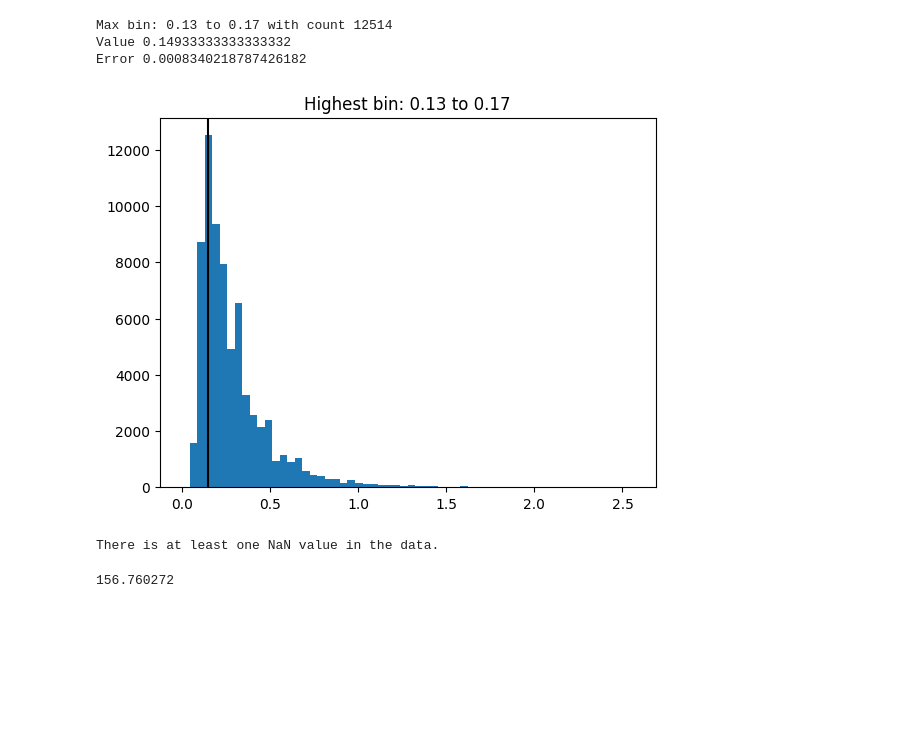
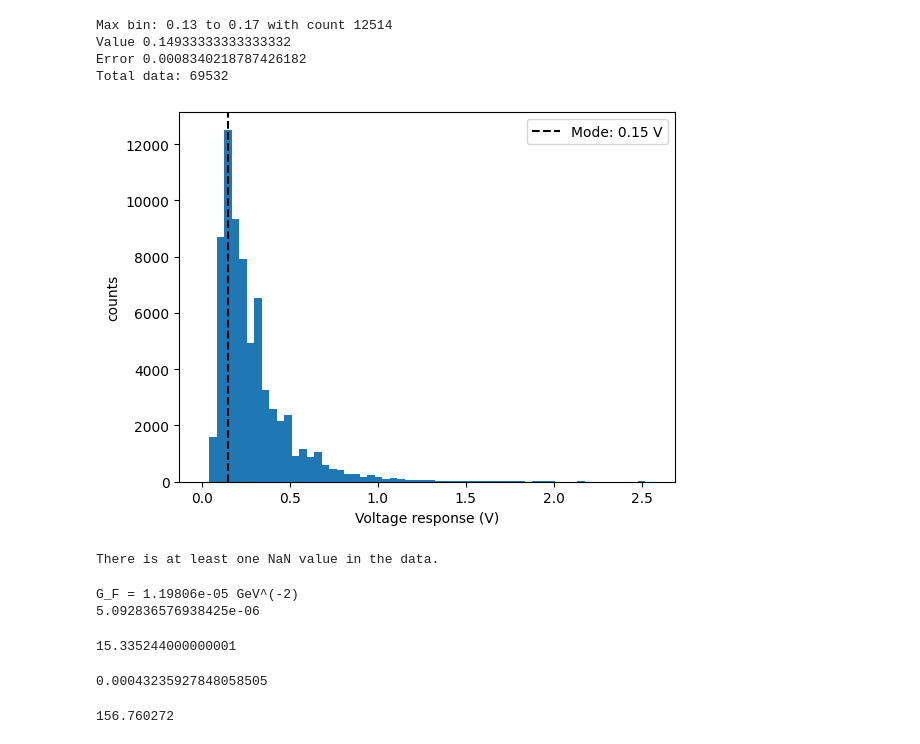
Before and after one commit to nlyu1/muon-lifetime-191-s25, a Jupyter notebook: code/mass_calibration.ipynb, the cells around one changed output. Drawn from its saved outputs; the diff is of its cells as text; code cells hidden in the pictures; blank space fills up the shorter version.

```diff
--- a/code/mass_calibration.ipynb
+++ b/code/mass_calibration.ipynb
@@ -42,39 +42,82 @@ def FreedmanDiaconis_bins(data):
 # %%
 file_paths = ['/Users/adampearl/Documents/191/Muon Experiment/muon_mass_calibration1_3_11_25/MassCalibration_data.txt','/Users/adampearl/Documents/191/Muon Experiment/muon_mass_calibration2_3_11_25/MassCalibration_data.txt', '/Users/adampearl/Documents/191/Muon Experiment/muon_mass_calibration3_3_11_25/MassCalibration_data.txt']
 
 raw_data = read_data(file_paths)
 mask = ~np.isnan(raw_data)
 data = raw_data[mask]
 
 num_bins = 60
 
 # Get histogram data without plotting
 counts, bin_edges = np.histogram(data, bins=num_bins)
 
 # Find the index of the bin with the highest count
 max_index = np.argmax(counts)
 max_count = counts[max_index]
 max_bin_start = bin_edges[max_index]
 max_bin_end = bin_edges[max_index + 1]
-
+avg_value = (max_bin_end + max_bin_start)/2
 print(f"Max bin: {max_bin_start:.2f} to {max_bin_end:.2f} with count {max_count}")
-print(f"Value {(max_bin_end + max_bin_start)/2}")
+print(f"Value {avg_value}")
 print(f"Error {np.std(data) / np.sqrt(len(data))}")
-plt.axvline((max_bin_end + max_bin_start)/2, color = 'black' )
+print(f"Total data: {len(data)}")
+plt.axvline((max_bin_end + max_bin_start)/2, color = 'black', linestyle = '--' , label = f'Mode: {avg_value:.2f} V')
 # Plot the histogram
 plt.hist(data, bins=num_bins)
-plt.title(f'Highest bin: {max_bin_start:.2f} to {max_bin_end:.2f}')
+# plt.title('Electron pulse height distribution for calibration')
+plt.ylabel("counts")
+plt.xlabel(r'Voltage response (V)')
+plt.legend()
 plt.show()
 # %% [output]
 Max bin: 0.13 to 0.17 with count 12514
 Value 0.14933333333333332
 Error 0.0008340218787426182
+Total data: 69532
-[figure, old version]
+[figure, new version]
 # %%
 if np.isnan(data).any():
     print("There is at least one NaN value in the data.")
 # %% [output]
 There is at least one NaN value in the data.
+# %%
+#Fermi constant
+
+
+# Physical constants
+pi = np.pi
+hbar = 6.582119569e-22  # in MeV·s
+
+# Your inputs:
+tau_mu_microseconds = 2.139   # tau in microseconds
+m_mu = 105                # muon mass in MeV
+
+# Convert tau to MeV^-1
+tau_mu_seconds = tau_mu_microseconds * 1e-6
+tau_mu = tau_mu_seconds / hbar  # in MeV^-1
+
+# Calculate G_F in MeV^-2
+G_F = np.sqrt((192 * pi**3) / (tau_mu * m_mu**5))
+
+G_F_GeV = G_F * 1e6  # Convert MeV^-2 → GeV^-2
+print(f"G_F = {G_F_GeV:.5e} GeV^(-2)")
+
+sigma_t = 0.141
+sigma_m = 17.8
+
+uncertainty = (G_F_GeV/2)*np.sqrt((sigma_t/tau_mu_microseconds)**2 + 25*(sigma_m/m_mu)**2)
+print(uncertainty)
+# %% [output]
+G_F = 1.19806e-05 GeV^(-2)
+5.092836576938425e-06
+# %%
+1.753*1.08*2.7*3
+# %% [output]
+15.335244000000001
+# %%
+2.1969811**2 /105.6583755**2
+# %% [output]
+0.00043235927848058505
 # %%
 2*(2.3/0.15)*(1.753*1.08*2.7)
 # %% [output]
```
